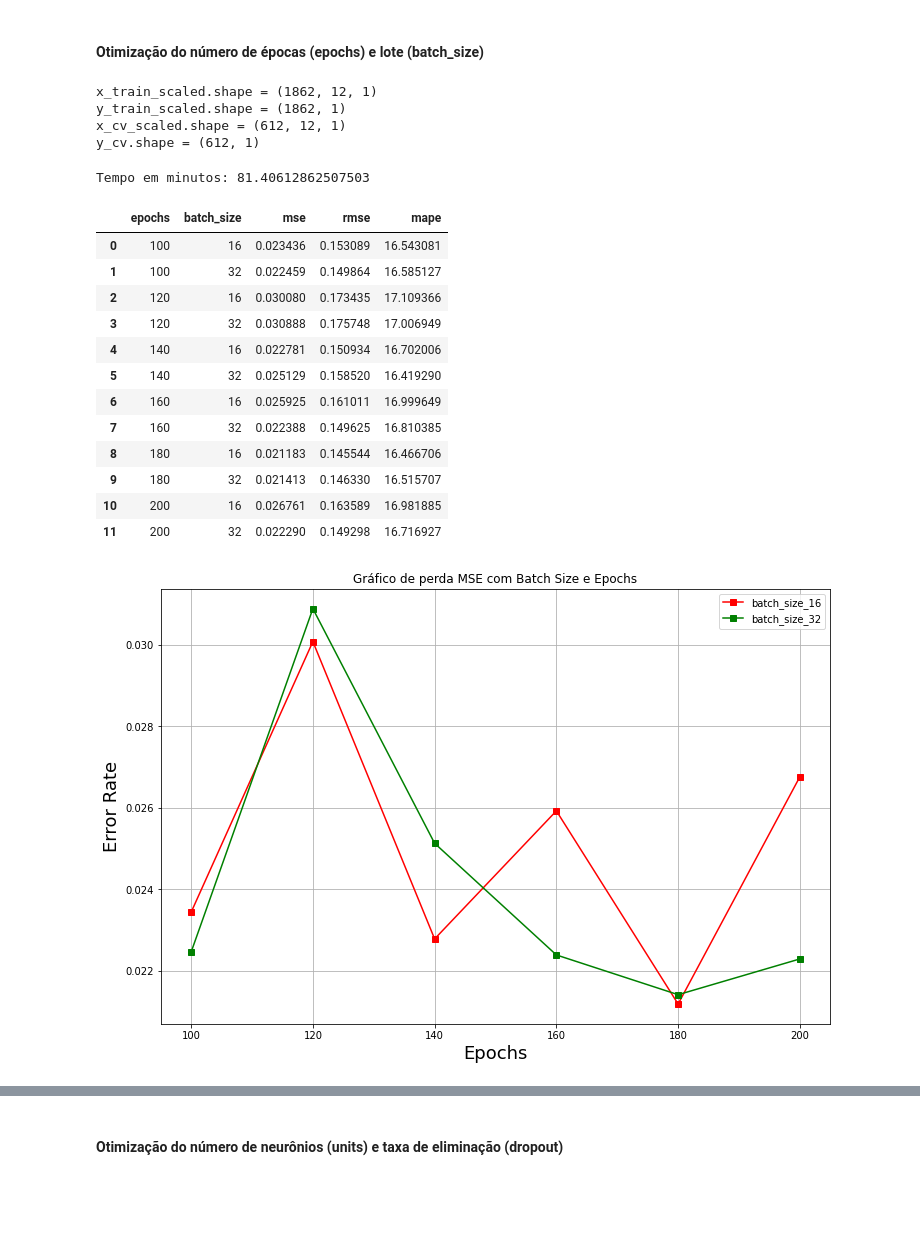
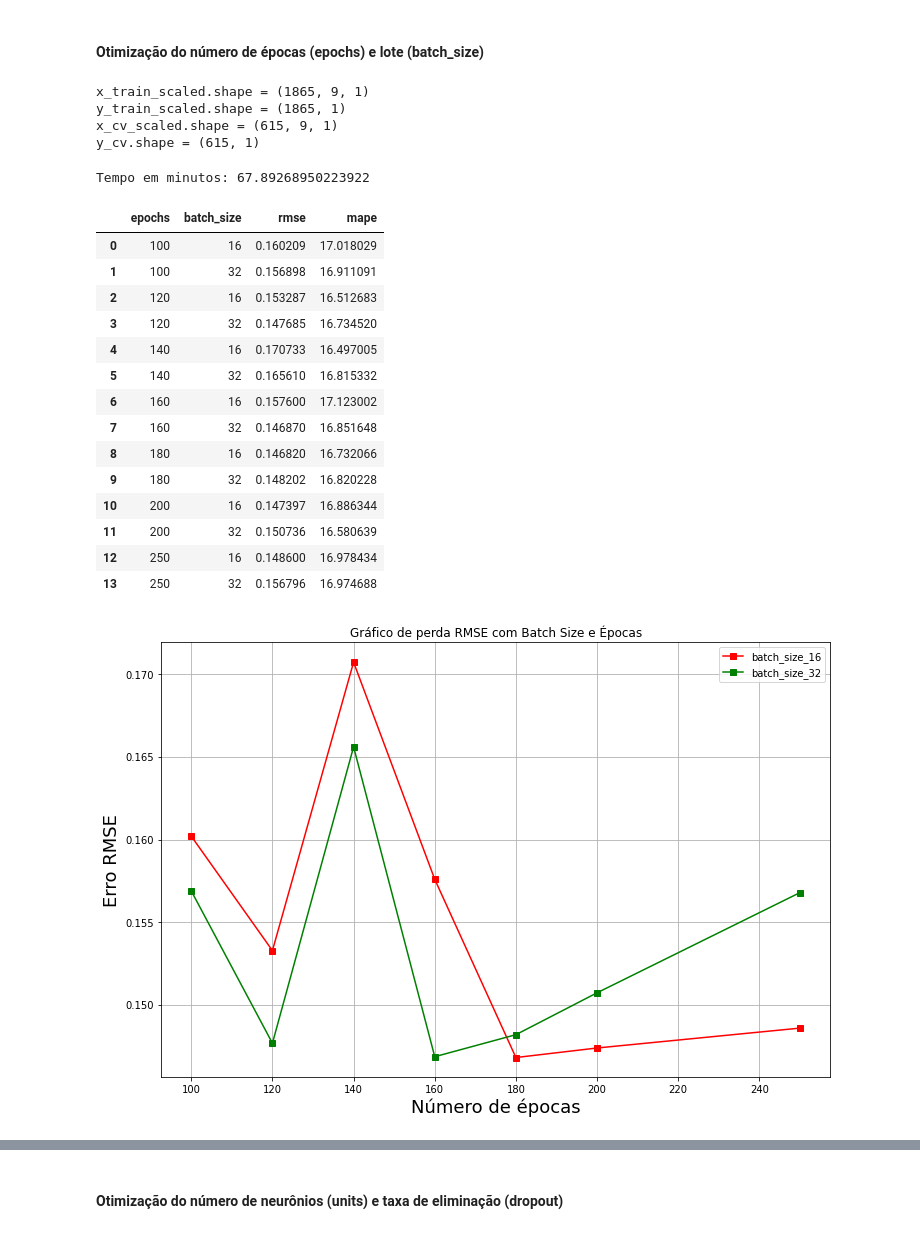
Before and after one commit to czar-rocha/previsao-de-precos-de-commodities-agricolas-atraves-de-redes-neurais-LSTM, a Jupyter notebook: modelo-lstm-univariado/modelo_lstm_univariado.ipynb, the cells around one changed output, grey strips where cells are left out. Cells and saved outputs as stored; diff of their text form; code cells hidden in the pictures; blank space fills up the shorter version.

```diff
--- a/modelo-lstm-univariado/modelo_lstm_univariado.ipynb
+++ b/modelo-lstm-univariado/modelo_lstm_univariado.ipynb
@@ -289,7 +290,9 @@ model = Sequential()
 model.add(LSTM(units=lstm_units, return_sequences=True, input_shape=(x_train_scaled.shape[1], x_train_scaled.shape[2])))
 model.add(Dropout(dropout_prob))
 # Adiciona a segunda camada LSTM e Dropout
-model.add(LSTM(units=lstm_units))
+lstm_units_80_pct = round(lstm_units * 0.8) # definir 80% de neurônios para segunda camada
+model.add(LSTM(units=lstm_units_80_pct))
+model.add(Dropout(dropout_prob))
 model.add(Dropout(dropout_prob))
 # Adiciona a camada de saída
 model.add(Dense(1))
@@ -387,7 +388,7 @@ est_df
 param_label = 'N'
 param_range = range(6, 24, 3)
 
-error_rate = {param_label : [], 'mse': [], 'rmse': [], 'mape': []}
+error_rate = {param_label : [], 'rmse': [], 'mape': []}
 tic = time.time()
 
 for param in tqdm_notebook(param_range):
@@ -395,18 +396,14 @@ for param in tqdm_notebook(param_range):
     # Split train into x and y
     x_train_scaled = get_x(train_scaled, param, param)
     y_train_scaled = train_scaled[param:, 0:1]
-    #print("x_train_scaled.shape = " + str(x_train_scaled.shape))
-    #print("y_train_scaled.shape = " + str(y_train_scaled.shape))
 
     # Split cv into x and y
     x_cv_scaled = get_x(cv_scaled, param, param)
     y_cv = cv.iloc[param:, 0:1].values #só coluna da série alvo
     y_cv_scaled = scaler_y_cv.fit_transform(y_cv)
-    #print("x_cv_scaled.shape = " + str(x_cv_scaled.shape))
-    #print("y_cv.shape = " + str(y_cv.shape))
 
-    # A função abaixo serve para treinar, gerar a previsão e avaliar os resultados através da função de perda
-    mse, rmse, mape, est_N = train_pred_eval_model(x_train_scaled, y_train_scaled,
+    # A função abaixo serve para treinar, gerar previsão e avaliar os resultados através da função de perda
+    rmse, mape, est_N = train_pred_eval_model(x_train_scaled, y_train_scaled,
                                           x_cv_scaled, y_cv, scaler_y_cv,
                                           lstm_units=lstm_units,
                                           dropout_prob=dropout_prob,
@@ -416,7 +413,6 @@ for param in tqdm_notebook(param_range):
 
     # Coleta os resultados
     error_rate[param_label].append(param)
-    error_rate['mse'].append(mse)
     error_rate['rmse'].append(rmse)
     error_rate['mape'].append(mape)
 
@@ -452,8 +448,7 @@ plt.show()
 # %%
-# Get optimum value for param
-temp = error_rate[error_rate['mse'] == error_rate['mse'].min()]
+# Seleciona melhores parâmetros
+temp = error_rate[error_rate['rmse'] == error_rate['rmse'].min()]
 N_opt = temp['N'].values[0]
-print("min MSE = %0.3f" % error_rate['mse'].min())
 print("min RMSE = %0.3f" % error_rate['rmse'].min())
 print("min MAPE = %0.3f%%" % error_rate['mape'].min())
 print("optimum " + param_label + " = " + str(N_opt))
@@ -466,7 +460,7 @@ optimum N = 12
 #### Otimização do número de épocas (epochs) e lote (batch_size)
 # %%
 param_label = 'epochs'
-epochs_list = [100, 120, 140, 160, 180, 200]
+epochs_list = [100, 120, 140, 160, 180, 200, 250]
 
 param_label1 = 'batch_size'
 batch_size_list = [16, 32]
@@ -484,14 +478,14 @@ y_cv_scaled = scaler_y_cv.fit_transform(y_cv)
 print("x_cv_scaled.shape = " + str(x_cv_scaled.shape))
 print("y_cv.shape = " + str(y_cv.shape))
 
-error_rate = {param_label : [], param_label1: [], 'mse': [], 'rmse': [], 'mape': []}
+error_rate = {param_label : [], param_label1: [], 'rmse': [], 'mape': []}
 tic = time.time()
 
 for epoch in tqdm_notebook(epochs_list):
 
     for batch_len in tqdm_notebook(batch_size_list):
         # train, predict and eval with LSTM model
-        mse, rmse, mape, est_epoc = train_pred_eval_model(x_train_scaled, y_train_scaled,
+        rmse, mape, est_epoc = train_pred_eval_model(x_train_scaled, y_train_scaled,
                                               x_cv_scaled, y_cv, scaler_y_cv,
                                               lstm_units=lstm_units,
                                               dropout_prob=dropout_prob,
@@ -502,7 +496,6 @@ for epoch in tqdm_notebook(epochs_list):
         # Collect results
         error_rate[param_label].append(epoch)
         error_rate[param_label1].append(batch_len)
-        error_rate['mse'].append(mse)
         error_rate['rmse'].append(rmse)
         error_rate['mape'].append(mape)
 
@@ -513,39 +506,41 @@ print('Tempo em minutos: {}'.format((toc - tic) / 60.0))
 error_rate.to_csv("./univariado_lstm_otimizacao_epochs_batch.csv")
 error_rate
 # %% [output]
-x_train_scaled.shape = (1862, 12, 1)
-y_train_scaled.shape = (1862, 1)
-x_cv_scaled.shape = (612, 12, 1)
-y_cv.shape = (612, 1)
+x_train_scaled.shape = (1865, 9, 1)
+y_train_scaled.shape = (1865, 1)
+x_cv_scaled.shape = (615, 9, 1)
+y_cv.shape = (615, 1)
-Tempo em minutos: 81.40612862507503
+Tempo em minutos: 67.89268950223922
-|  | epochs | batch_size | mse | rmse | mape |
-| 0 | 100 | 16 | 0.023436 | 0.153089 | 16.543081 |
-| 1 | 100 | 32 | 0.022459 | 0.149864 | 16.585127 |
-| 2 | 120 | 16 | 0.030080 | 0.173435 | 17.109366 |
-| 3 | 120 | 32 | 0.030888 | 0.175748 | 17.006949 |
-| 4 | 140 | 16 | 0.022781 | 0.150934 | 16.702006 |
-| 5 | 140 | 32 | 0.025129 | 0.158520 | 16.419290 |
-| 6 | 160 | 16 | 0.025925 | 0.161011 | 16.999649 |
-| 7 | 160 | 32 | 0.022388 | 0.149625 | 16.810385 |
-| 8 | 180 | 16 | 0.021183 | 0.145544 | 16.466706 |
-| 9 | 180 | 32 | 0.021413 | 0.146330 | 16.515707 |
-| 10 | 200 | 16 | 0.026761 | 0.163589 | 16.981885 |
-| 11 | 200 | 32 | 0.022290 | 0.149298 | 16.716927 |
+|  | epochs | batch_size | rmse | mape |
+| 0 | 100 | 16 | 0.160209 | 17.018029 |
+| 1 | 100 | 32 | 0.156898 | 16.911091 |
+| 2 | 120 | 16 | 0.153287 | 16.512683 |
+| 3 | 120 | 32 | 0.147685 | 16.734520 |
+| 4 | 140 | 16 | 0.170733 | 16.497005 |
+| 5 | 140 | 32 | 0.165610 | 16.815332 |
+| 6 | 160 | 16 | 0.157600 | 17.123002 |
+| 7 | 160 | 32 | 0.146870 | 16.851648 |
+| 8 | 180 | 16 | 0.146820 | 16.732066 |
+| 9 | 180 | 32 | 0.148202 | 16.820228 |
+| 10 | 200 | 16 | 0.147397 | 16.886344 |
+| 11 | 200 | 32 | 0.150736 | 16.580639 |
+| 12 | 250 | 16 | 0.148600 | 16.978434 |
+| 13 | 250 | 32 | 0.156796 | 16.974688 |
 # %%
-## Plot MSE With Epochs and Batch_size
+## Gárfico RMSE com Épocha e Batch_size
 plt.figure(figsize=(12, 8))
 color_list = ['r', 'g', 'k', 'y', 'm']
 
 for i in range(len(batch_size_list)):
-    plt.plot(epochs_list, error_rate.loc[error_rate[param_label1] == batch_size_list[i], 'mse'],
+    plt.plot(epochs_list, error_rate.loc[error_rate[param_label1] == batch_size_list[i], 'rmse'],
              color_list[i % len(color_list)], marker='s', label='batch_size_' + str(batch_size_list[i]))
 
-plt.xlabel('Epochs', fontsize=18)
-plt.ylabel('Error Rate', fontsize=18)
-plt.title('Gráfico de perda MSE com Batch Size e Epochs')
+plt.xlabel('Número de épocas', fontsize=18)
+plt.ylabel('Erro RMSE', fontsize=18)
+plt.title('Gráfico de perda RMSE com Batch Size e Épocas')
 plt.grid(True)
 plt.legend()
 plt.show()
 # %% [output]
-[figure, old version]
+[figure, new version]
 # %%
```
Also changed, not shown: parts of 19 cells of this notebook.
